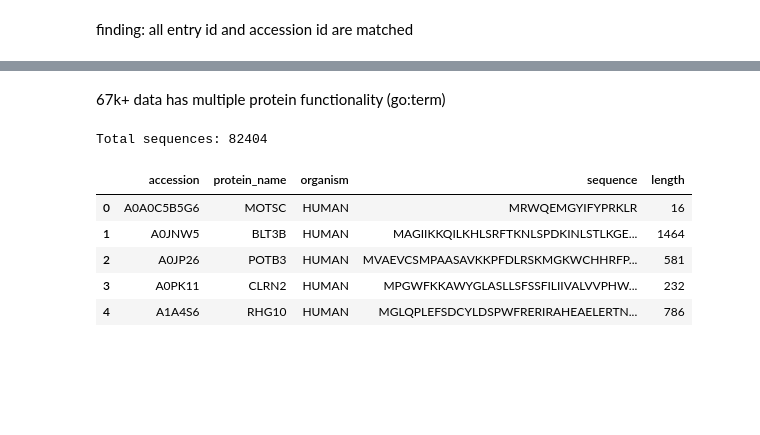
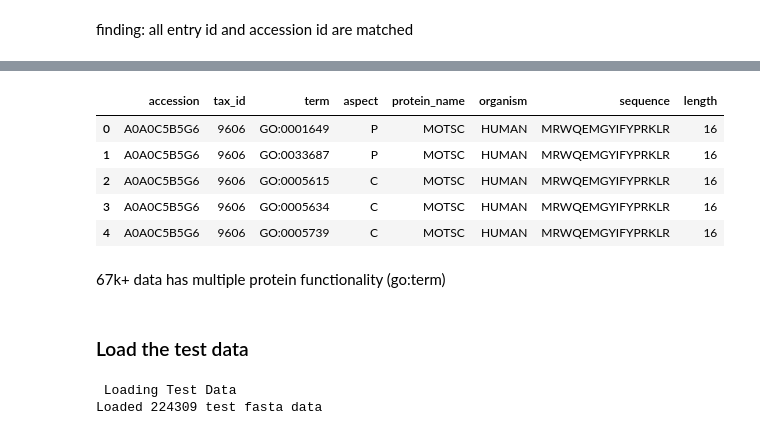
Before and after one commit to azuryne/CAFA6, a Jupyter notebook: eda.ipynb, the cells around one changed output, grey strips where cells are left out. Saved outputs shown, nothing was run; the diff lists cells and outputs as text; code cells hidden in the pictures; blank space fills up the shorter version.

```diff
--- a/eda.ipynb
+++ b/eda.ipynb
@@ -126,2 +284,11 @@ multi_go
+# %%
+merged_train_seq.head()
+# %% [output]
+|  | accession | tax_id | term | aspect | protein_name | organism | sequence | length |
+| 0 | A0A0C5B5G6 | 9606 | GO:0001649 | P | MOTSC | HUMAN | MRWQEMGYIFYPRKLR | 16 |
+| 1 | A0A0C5B5G6 | 9606 | GO:0033687 | P | MOTSC | HUMAN | MRWQEMGYIFYPRKLR | 16 |
+| 2 | A0A0C5B5G6 | 9606 | GO:0005615 | C | MOTSC | HUMAN | MRWQEMGYIFYPRKLR | 16 |
+| 3 | A0A0C5B5G6 | 9606 | GO:0005634 | C | MOTSC | HUMAN | MRWQEMGYIFYPRKLR | 16 |
+| 4 | A0A0C5B5G6 | 9606 | GO:0005739 | C | MOTSC | HUMAN | MRWQEMGYIFYPRKLR | 16 |
 # %% [markdown]
 67k+ data has multiple protein functionality (go:term)
@@ -132,38 +294,0 @@ merged = merged.drop(columns=['accession'])
-# %%
-from Bio import SeqIO
-import pandas as pd
-
-# Read all sequences from FASTA file
-sequences = []
-
-for record in SeqIO.parse("Train/train_sequences.fasta", "fasta"):
-    # Extract accession ID (middle part of sp|A0A0C5B5G6|MOTSC_HUMAN)
-    accession = record.id.split('|')[1] if '|' in record.id else record.id
-
-    # Extract protein name and organism
-    entry_name = record.id.split('|')[2] if len(record.id.split('|')) > 2 else ''
-    protein_name = entry_name.split('_')[0] if '_' in entry_name else entry_name
-    organism = entry_name.split('_')[1] if '_' in entry_name else ''
-
-    sequences.append({
-        'accession': accession,
-        'protein_name': protein_name,
-        'organism': organism,
-        'sequence': str(record.seq),
-        'length': len(record.seq)
-    })
-
-# Convert to DataFrame
-df = pd.DataFrame(sequences)
-
-# Display first few rows
-print(f"Total sequences: {len(df)}")
-df.head()
-# %% [output]
-Total sequences: 82404
-|  | accession | protein_name | organism | sequence | length |
-| 0 | A0A0C5B5G6 | MOTSC | HUMAN | MRWQEMGYIFYPRKLR | 16 |
-| 1 | A0JNW5 | BLT3B | HUMAN | MAGIIKKQILKHLSRFTKNLSPDKINLSTLKGE... | 1464 |
-| 2 | A0JP26 | POTB3 | HUMAN | MVAEVCSMPAASAVKKPFDLRSKMGKWCHHRFP... | 581 |
-| 3 | A0PK11 | CLRN2 | HUMAN | MPGWFKKAWYGLASLLSFSSFILIIVALVVPHW... | 232 |
-| 4 | A1A4S6 | RHG10 | HUMAN | MGLQPLEFSDCYLDSPWFRERIRAHEAELERTN... | 786 |
@@ -169,0 +297,24 @@ Total sequences: 82404
+# %% [markdown]
+### Load the test data
+# %%
+print("\n Loading Test Data")
+
+test_sequences = []
+
+for record in SeqIO.parse("Test/testsuperset.fasta", "fasta"):
+    parts = record.description.split()
+    accession = parts[0]
+    tax_id = parts[1] if len(parts) > 1 else ''
+
+    test_sequences.append({
+        'accession' : accession,
+        'tax_id' : int(tax_id),
+        'sequence' : str(record.seq),
+        'length' : len(record.seq)
+    })
+
+df_test_fasta = pd.DataFrame(test_sequences)
+print(f"Loaded {len(df_test_fasta)} test fasta data")
+# %% [output]
+ Loading Test Data
+Loaded 224309 test fasta data
```
Also changed, not shown: parts of 36 cells of this notebook, 1 other file.
